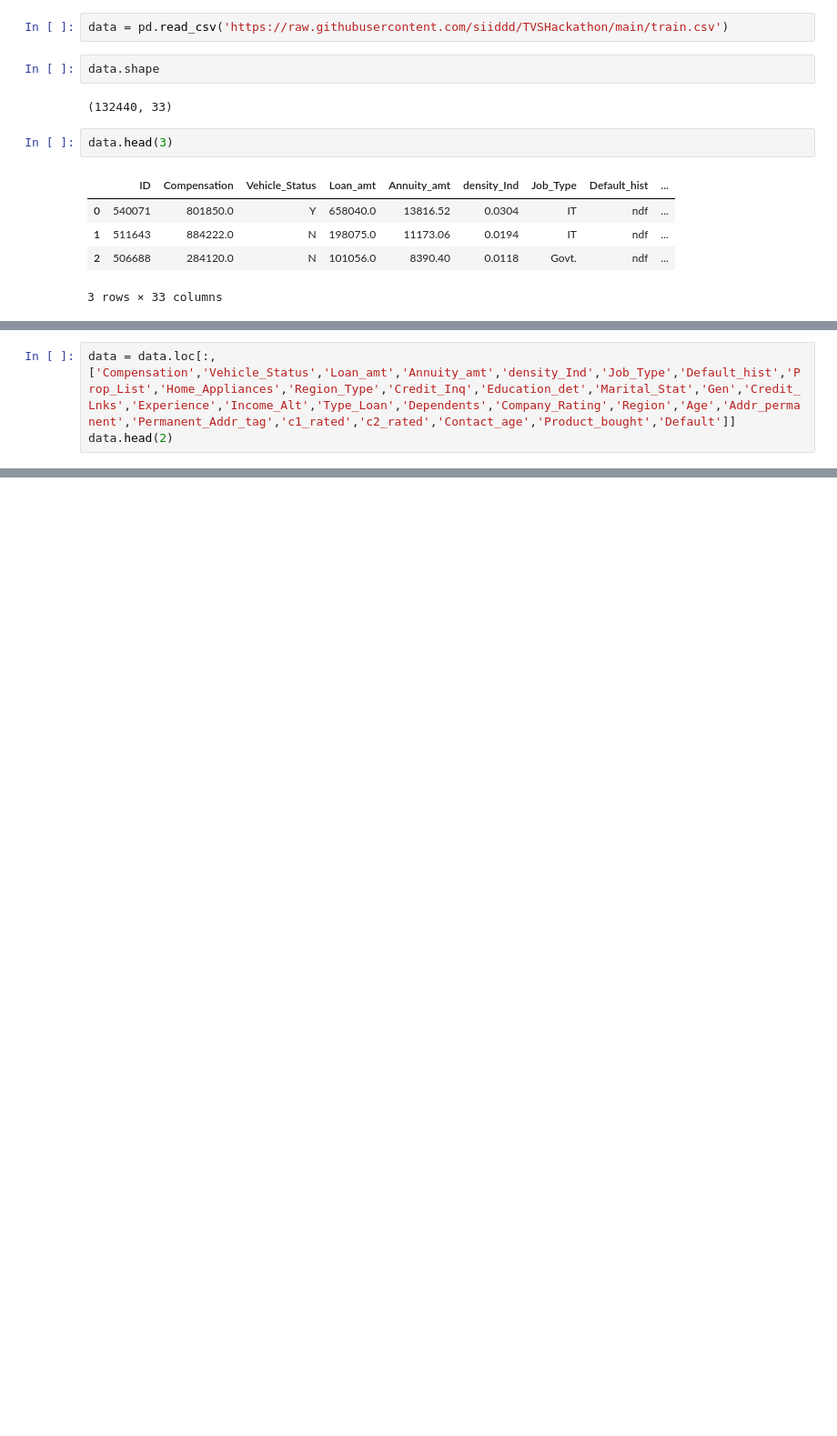
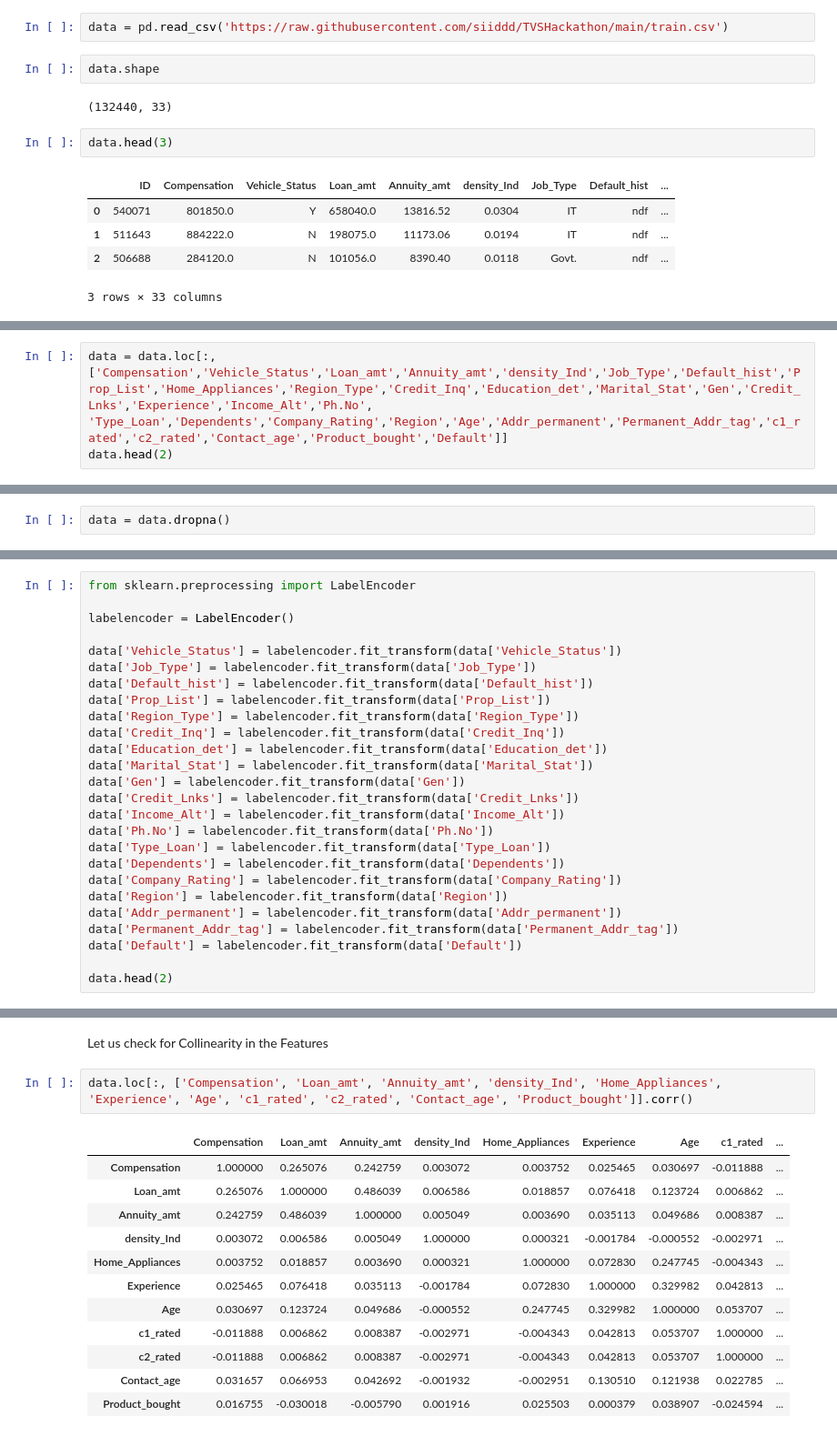
Before and after one commit to siiddd/TVSHackathon, a Jupyter notebook: Siddharth.ipynb, the cells around one changed output, grey strips where cells are left out. Shown: that part at 91% size. Saved outputs shown, nothing was run; the diff lists cells and outputs as text; blank space fills up the shorter version.

```diff
--- a/Siddharth.ipynb
+++ b/Siddharth.ipynb
@@ -28,7 +29,7 @@ We can delete **'ID', 'Ph.No', 'Day_Process' and 'hour_Process'**
 
 We can use **'Day_Process' and 'hour_Process'** for Data Analysis but not in our Prediction Model.
 # %%
-data = data.loc[:, ['Compensation','Vehicle_Status','Loan_amt','Annuity_amt','density_Ind','Job_Type','Default_hist','Prop_List','Home_Appliances','Region_Type','Credit_Inq','Education_det','Marital_Stat','Gen','Credit_Lnks','Experience','Income_Alt','Type_Loan','Dependents','Company_Rating','Region','Age','Addr_permanent','Permanent_Addr_tag','c1_rated','c2_rated','Contact_age','Product_bought','Default']]
+data = data.loc[:, ['Compensation','Vehicle_Status','Loan_amt','Annuity_amt','density_Ind','Job_Type','Default_hist','Prop_List','Home_Appliances','Region_Type','Credit_Inq','Education_det','Marital_Stat','Gen','Credit_Lnks','Experience','Income_Alt','Ph.No', 'Type_Loan','Dependents','Company_Rating','Region','Age','Addr_permanent','Permanent_Addr_tag','c1_rated','c2_rated','Contact_age','Product_bought','Default']]
 data.head(2)
 # %% [output]
 |  | Compensation | Vehicle_Status | Loan_amt | Annuity_amt | density_Ind | Job_Type | Default_hist | Prop_List | ... |
@@ -37,0 +61,2 @@ data.head(2)
+# %%
+data = data.dropna()
@@ -37,0 +65,26 @@ data.head(2)
+# %%
+from sklearn.preprocessing import LabelEncoder
+
+labelencoder = LabelEncoder()
+
+data['Vehicle_Status'] = labelencoder.fit_transform(data['Vehicle_Status'])
+data['Job_Type'] = labelencoder.fit_transform(data['Job_Type'])
+data['Default_hist'] = labelencoder.fit_transform(data['Default_hist'])
+data['Prop_List'] = labelencoder.fit_transform(data['Prop_List'])
+data['Region_Type'] = labelencoder.fit_transform(data['Region_Type'])
+data['Credit_Inq'] = labelencoder.fit_transform(data['Credit_Inq'])
+data['Education_det'] = labelencoder.fit_transform(data['Education_det'])
+data['Marital_Stat'] = labelencoder.fit_transform(data['Marital_Stat'])
+data['Gen'] = labelencoder.fit_transform(data['Gen'])
+data['Credit_Lnks'] = labelencoder.fit_transform(data['Credit_Lnks'])
+data['Income_Alt'] = labelencoder.fit_transform(data['Income_Alt'])
+data['Ph.No'] = labelencoder.fit_transform(data['Ph.No'])
+data['Type_Loan'] = labelencoder.fit_transform(data['Type_Loan'])
+data['Dependents'] = labelencoder.fit_transform(data['Dependents'])
+data['Company_Rating'] = labelencoder.fit_transform(data['Company_Rating'])
+data['Region'] = labelencoder.fit_transform(data['Region'])
+data['Addr_permanent'] = labelencoder.fit_transform(data['Addr_permanent'])
+data['Permanent_Addr_tag'] = labelencoder.fit_transform(data['Permanent_Addr_tag'])
+data['Default'] = labelencoder.fit_transform(data['Default'])
+
+data.head(2)
@@ -37,0 +96,17 @@ data.head(2)
+# %% [markdown]
+Let us check for Collinearity in the Features
+# %%
+data.loc[:, ['Compensation', 'Loan_amt', 'Annuity_amt', 'density_Ind', 'Home_Appliances', 'Experience', 'Age', 'c1_rated', 'c2_rated', 'Contact_age', 'Product_bought']].corr()
+# %% [output]
+|  | Compensation | Loan_amt | Annuity_amt | density_Ind | Home_Appliances | Experience | Age | c1_rated | ... |
+| Compensation | 1.000000 | 0.265076 | 0.242759 | 0.003072 | 0.003752 | 0.025465 | 0.030697 | -0.011888 | ... |
+| Loan_amt | 0.265076 | 1.000000 | 0.486039 | 0.006586 | 0.018857 | 0.076418 | 0.123724 | 0.006862 | ... |
+| Annuity_amt | 0.242759 | 0.486039 | 1.000000 | 0.005049 | 0.003690 | 0.035113 | 0.049686 | 0.008387 | ... |
+| density_Ind | 0.003072 | 0.006586 | 0.005049 | 1.000000 | 0.000321 | -0.001784 | -0.000552 | -0.002971 | ... |
+| Home_Appliances | 0.003752 | 0.018857 | 0.003690 | 0.000321 | 1.000000 | 0.072830 | 0.247745 | -0.004343 | ... |
+| Experience | 0.025465 | 0.076418 | 0.035113 | -0.001784 | 0.072830 | 1.000000 | 0.329982 | 0.042813 | ... |
+| Age | 0.030697 | 0.123724 | 0.049686 | -0.000552 | 0.247745 | 0.329982 | 1.000000 | 0.053707 | ... |
+| c1_rated | -0.011888 | 0.006862 | 0.008387 | -0.002971 | -0.004343 | 0.042813 | 0.053707 | 1.000000 | ... |
+| c2_rated | -0.011888 | 0.006862 | 0.008387 | -0.002971 | -0.004343 | 0.042813 | 0.053707 | 1.000000 | ... |
+| Contact_age | 0.031657 | 0.066953 | 0.042692 | -0.001932 | -0.002951 | 0.130510 | 0.121938 | 0.022785 | ... |
+| Product_bought | 0.016755 | -0.030018 | -0.005790 | 0.001916 | 0.025503 | 0.000379 | 0.038907 | -0.024594 | ... |
```
Also changed, not shown: parts of 21 cells of this notebook.
